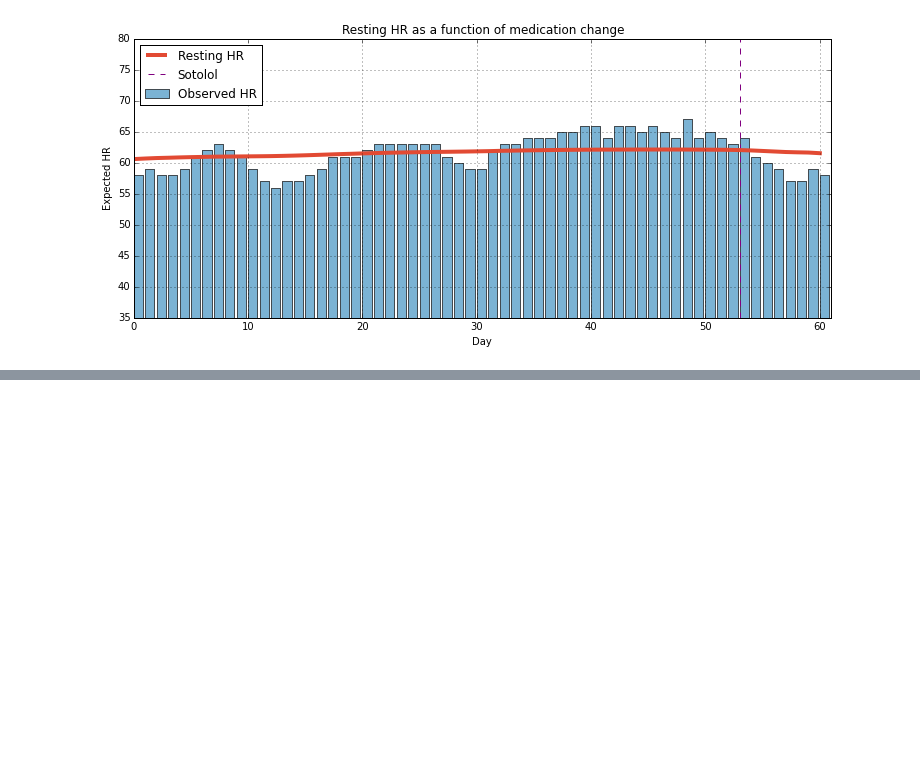
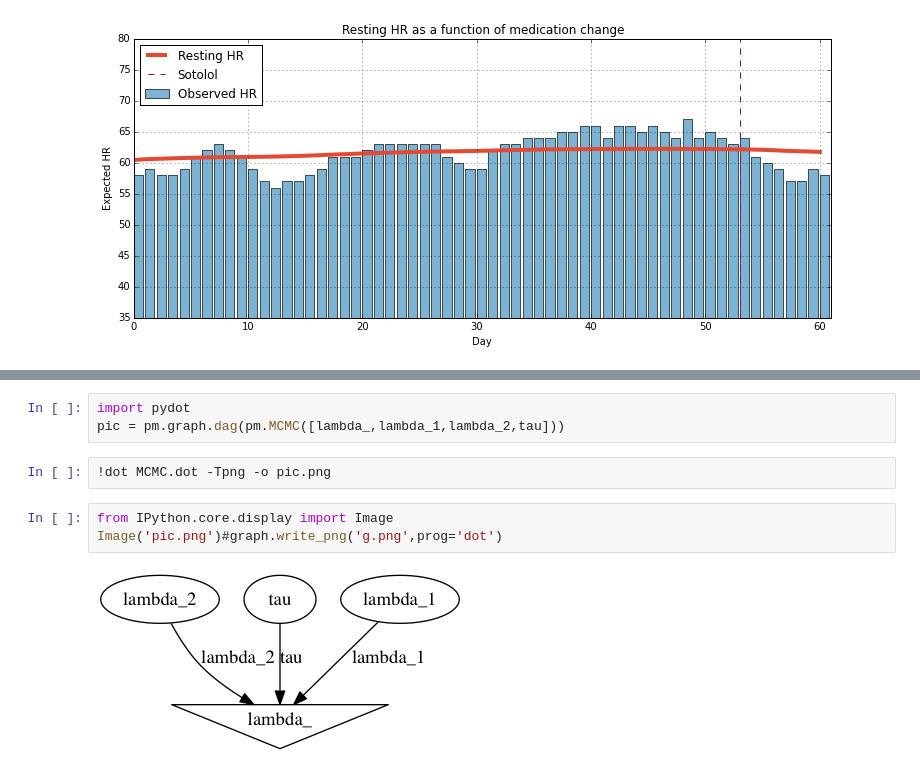
Before and after one commit to hillbs/Differential-Equations-and-Linear-Algebra, a Jupyter notebook: Survival analyses/AFib_resting_HR.ipynb, the cells around one changed output, grey strips where cells are left out. Drawn from its saved outputs; the diff is of its cells as text; blank space fills up the shorter version.

```diff
--- a/Survival analyses/AFib_resting_HR.ipynb
+++ b/Survival analyses/AFib_resting_HR.ipynb
@@ -212 +213,11 @@ mcmc.coparents
   <pymc.distributions.DiscreteUniform 'tau' at 0x...>}}
+# %%
+import pydot
+pic = pm.graph.dag(pm.MCMC([lambda_,lambda_1,lambda_2,tau]))
+# %%
+!dot MCMC.dot -Tpng -o pic.png
+# %%
+from IPython.core.display import Image
+Image('pic.png')#graph.write_png('g.png',prog='dot')
+# %% [output]
+[figure, added]
```
Also changed, not shown: parts of 9 cells of this notebook, 9 other files.
